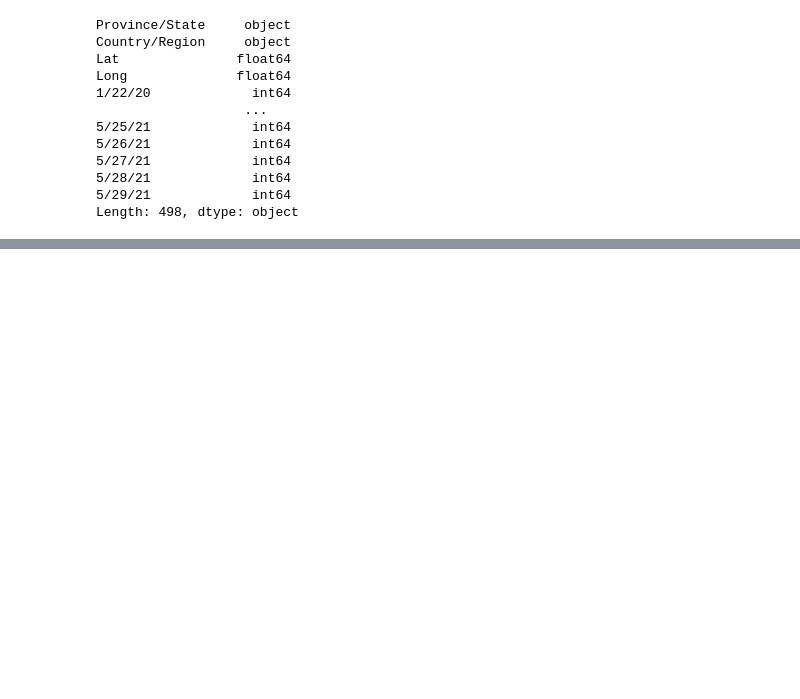
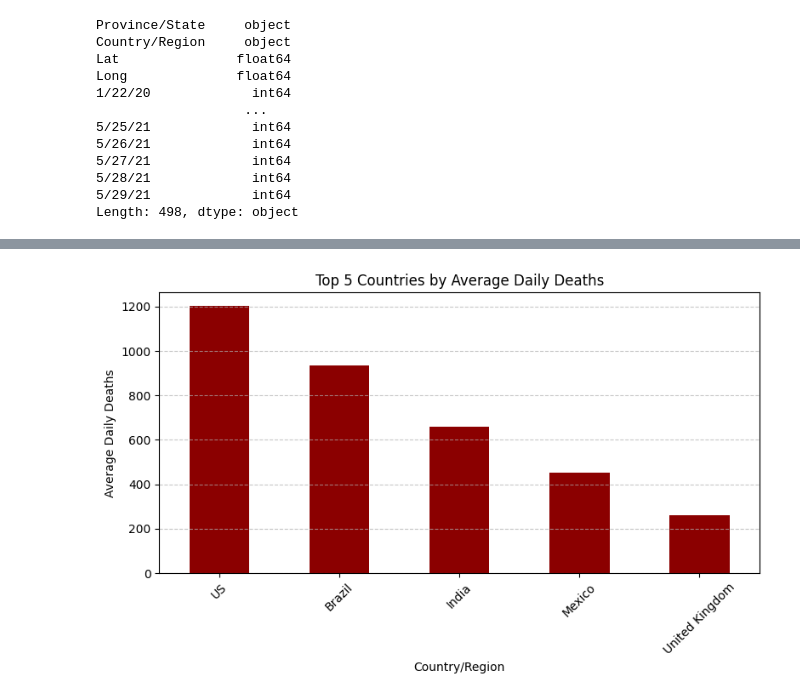
Before and after one commit to Haze45/Covid-19-Case-Study, a Jupyter notebook: Covid19.ipynb, the cells around one changed output, grey strips where cells are left out. Drawn from its saved outputs; the diff is of its cells as text; code cells hidden in the pictures; blank space fills up the shorter version.

```diff
--- a/Covid19.ipynb
+++ b/Covid19.ipynb
@@ -5,8 +5,8 @@ import seaborn as sns
 import matplotlib.pyplot as plt
 # %%
 confirmed = pd.read_csv("covid_19_confirmed_v1_lyst1747728690432.csv")
-deaths = pd.read_csv("covid_19_deaths_v1_lyst1747728711771.csv")
-recovery = pd.read_csv("covid_19_recovered_v1_lyst1747728719904.csv")
+deaths = pd.read_csv("covid_19_deaths_v1_lyst1747728711771.csv", skiprows=1)
+recovery = pd.read_csv("covid_19_recovered_v1_lyst1747728719904.csv", skiprows=1)
 # %%
 confirmed.head()
 # %% [output]
@@ -96,0 +397,10 @@ Length: 498, dtype: object
+# %%
+vars = ["Province/State", "Country/Region", "Lat", "Long"]
+date_columns = deaths.columns.difference(vars)
+df_grouped = deaths.groupby("Country/Region")[date_columns].sum()
+# df_grouped
+df_grouped = df_grouped[sorted(df_grouped.columns, key=lambda x: pd.to_datetime(x))]
+daily_new_deaths = df_grouped.diff(axis=1).fillna(0)
+avg_daily_deaths = daily_new_deaths.mean(axis=1).sort_values(ascending=False)
+top_5 = avg_daily_deaths.head(5)
+top_5
@@ -96,0 +415,10 @@ Length: 498, dtype: object
+# %%
+top_5.plot(kind='bar', color='darkred', figsize=(8, 5))
+plt.title("Top 5 Countries by Average Daily Deaths")
+plt.ylabel("Average Daily Deaths")
+plt.xticks(rotation=45)
+plt.grid(axis='y', linestyle='--', alpha=0.7)
+plt.tight_layout()
+plt.show()
+# %% [output]
+[figure, added]
```
Also changed, not shown: parts of 33 cells of this notebook, 1 other file.
